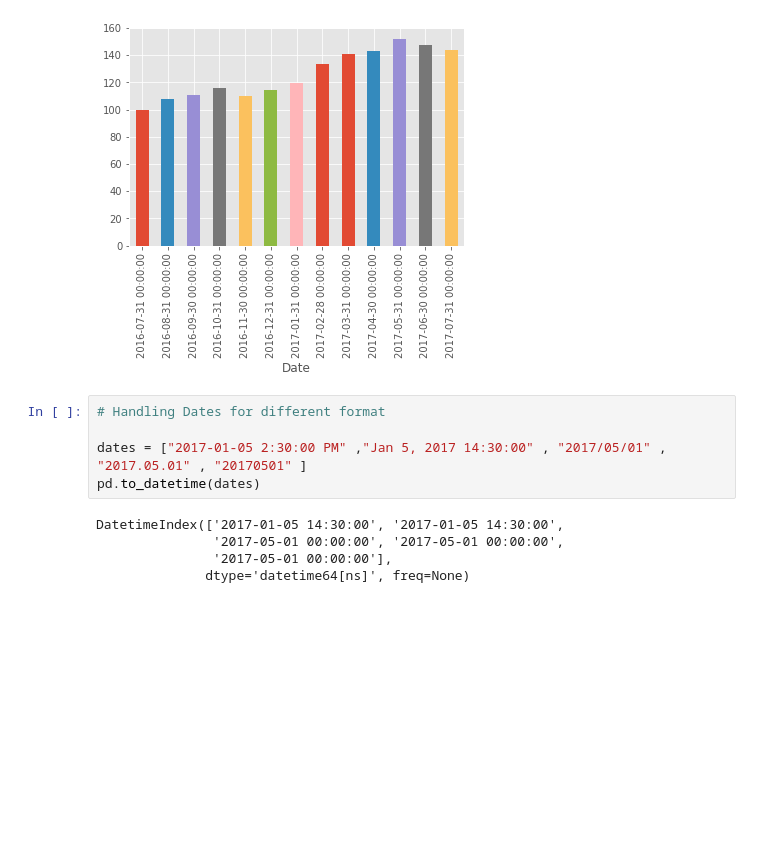
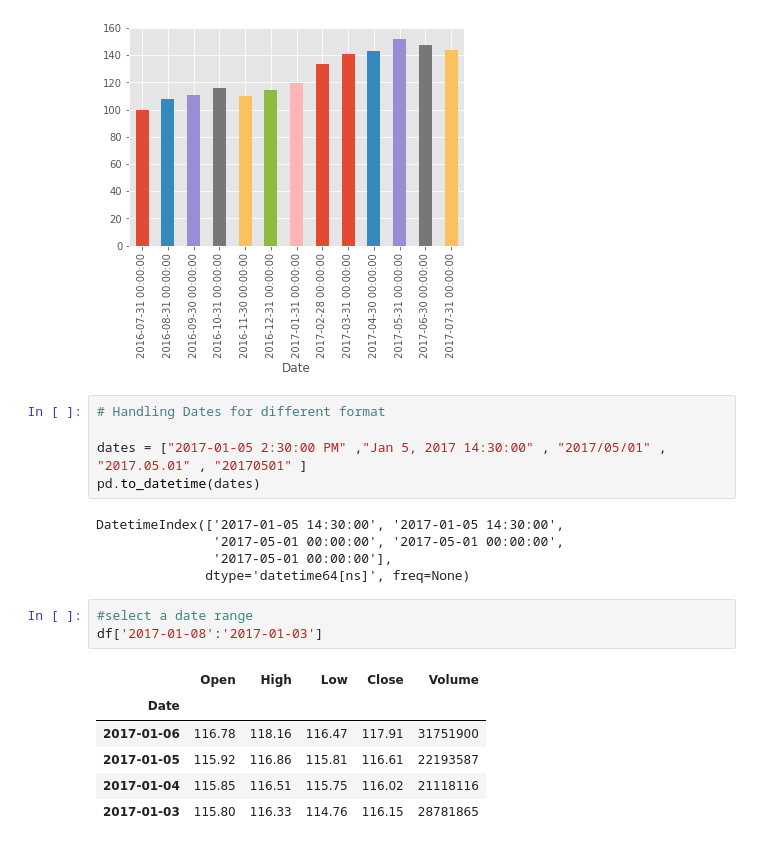
Before and after one commit to 7saheelahmed/Time-Series-Analysis, a Jupyter notebook: Time Series Data Analysis.ipynb, the cells around one changed output. Cells and saved outputs as stored; diff of their text form; blank space fills up the shorter version.

```diff
--- a/Time Series Data Analysis.ipynb
+++ b/Time Series Data Analysis.ipynb
@@ -94,3 +94,13 @@ DatetimeIndex(['2017-01-05 14:30:00', '2017-01-05 14:30:00',
                '2017-05-01 00:00:00', '2017-05-01 00:00:00',
                '2017-05-01 00:00:00'],
               dtype='datetime64[ns]', freq=None)
+# %%
+#select a date range
+df['2017-01-08':'2017-01-03']
+# %% [output]
+|  | Open | High | Low | Close | Volume |
+| Date |  |  |  |  |  |
+| 2017-01-06 | 116.78 | 118.16 | 116.47 | 117.91 | 31751900 |
+| 2017-01-05 | 115.92 | 116.86 | 115.81 | 116.61 | 22193587 |
+| 2017-01-04 | 115.85 | 116.51 | 115.75 | 116.02 | 21118116 |
+| 2017-01-03 | 115.80 | 116.33 | 114.76 | 116.15 | 28781865 |
```
Also changed, not shown: parts of 1 cell of this notebook.
